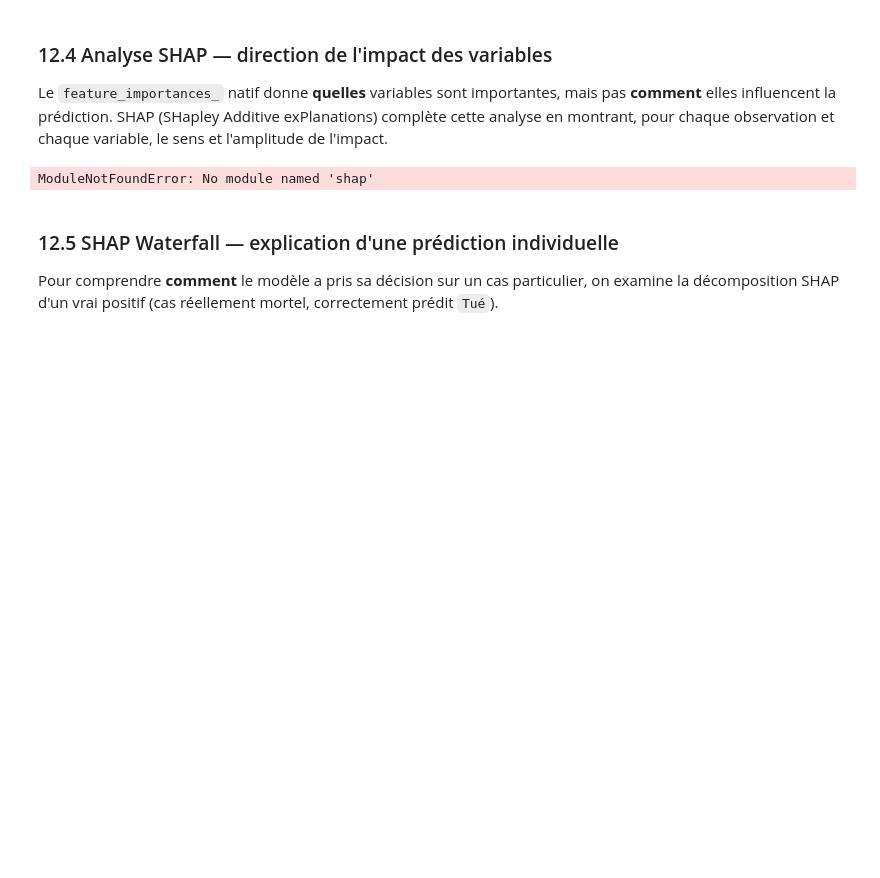
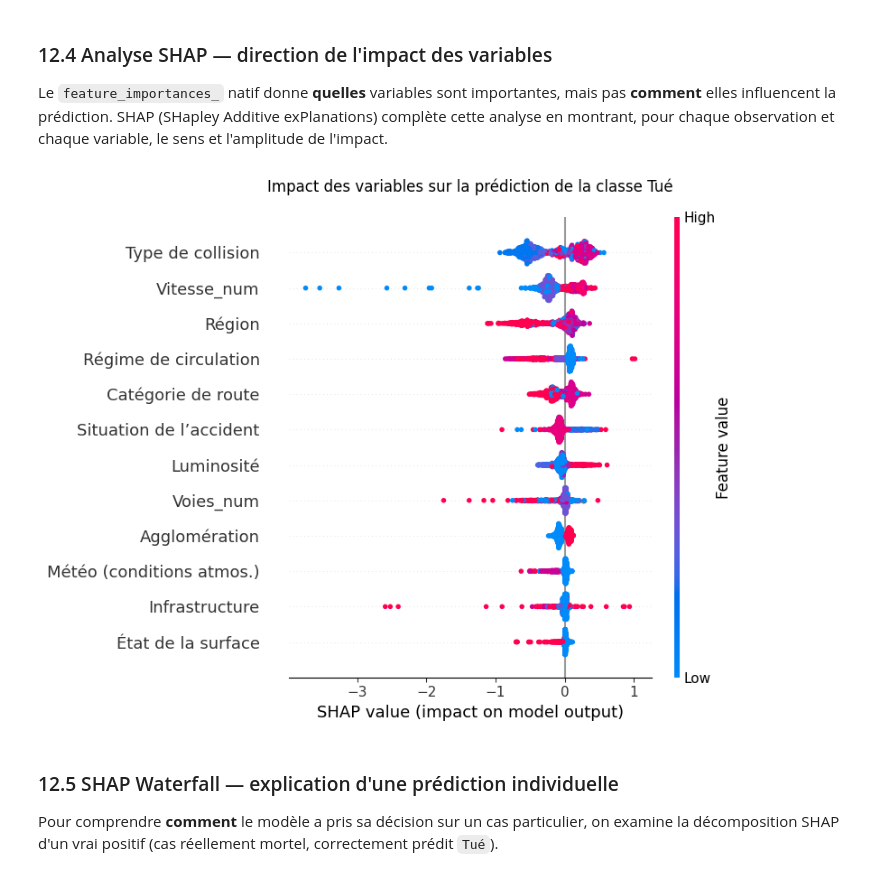
Before and after one commit to noee29/projet-data-science-2025-2026, a Jupyter notebook: analyse_xgboost.ipynb, the cells around one changed output. Drawn from its saved outputs; the diff is of its cells as text; code cells hidden in the pictures; blank space fills up the shorter version.

```diff
--- a/analyse_xgboost.ipynb
+++ b/analyse_xgboost.ipynb
@@ -621,21 +639,21 @@ en montrant, pour chaque observation et chaque variable, le sens et l'amplitude
 # %%
 import shap
 
 # Pour des raisons de temps, on échantillonne 1000 observations pour SHAP
 np.random.seed(RANDOM_STATE)
 sample_idx = np.random.choice(len(X_test), size=1000, replace=False)
 X_shap = X_test.iloc[sample_idx].reset_index(drop=True)
 
 explainer = shap.TreeExplainer(model_es)
 shap_values = explainer(X_shap)
 
 # Summary plot pour la classe Tué (index 2)
 shap.summary_plot(shap_values.values[:, :, 2], X_shap, show=False)
-plt.title("SHAP — Impact des variables sur la prédiction de la classe Tué", pad=20)
+plt.title("Impact des variables sur la prédiction de la classe Tué", pad=20)
 plt.tight_layout()
 plt.show()
 # %% [output]
-ModuleNotFoundError: No module named 'shap'
+[figure, added]
 # %% [markdown]
 ### 12.5 SHAP Waterfall — explication d'une prédiction individuelle
 
```
Also changed, not shown: parts of 2 cells of this notebook.
